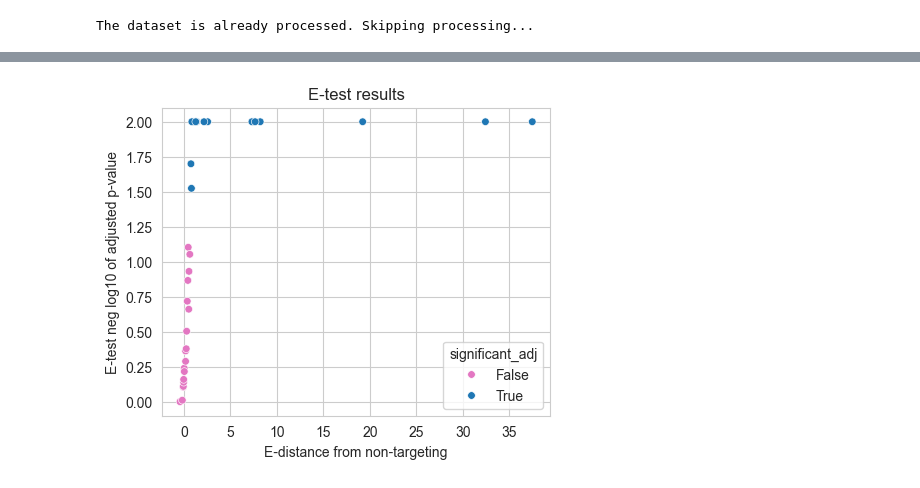
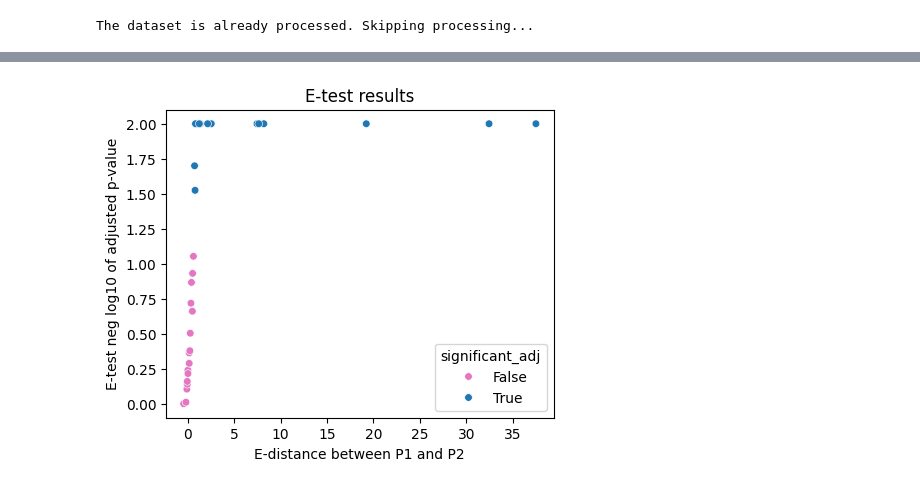
Before and after one commit to theheking/isoform_specific_perturb_seq, a Jupyter notebook: source/scripts/3_analysis_scripts/4_estatistic_gene_guide.ipynb, the cells around one changed output, grey strips where cells are left out. Saved outputs shown, nothing was run; the diff lists cells and outputs as text; code cells hidden in the pictures.

```diff
--- a/source/scripts/3_analysis_scripts/4_estatistic_gene_guide.ipynb
+++ b/source/scripts/3_analysis_scripts/4_estatistic_gene_guide.ipynb
@@ -119,7 +136,7 @@ Done.
 (28365, 25) 28365
 # %%
 %%capture
-adata = ad.read_h5ad(loc+"files/adata_normalised.h5ad")
+adata = ad.read_h5ad(loc+"/files/adata_normalised_cellcycle.h5ad")
 adata.X=adata.layers["log1p"]
 # %%
 if 'processed' in adata.uns.keys():
@@ -209,24 +225,25 @@ perturb=perturb.unique()
 #choose the
 grouping_variable="guide_id"
 negative_control="non-targeting_Control"
-# %%
-
-try:
-    #read in the edistcsv
-    df=pd.read_csv(loc+"files/edist_perprom.csv", index_col=0)
-except:
-    df_list=[test_edist_perprom(adata, gene, grouping_variable, negative_control) for gene in perturb]
-    #flatten the df_list
-    df=pd.concat(df_list)
-    df.to_csv(loc+"files/edist_perprom.csv")
 # %%
-df = df[df["pvalue"]!=1]
-df["gene"]=df.index.str.split("_").str.get(0)
-df['neglog10_pvalue_adj'] = -np.log10(df['pvalue_adj'])
-#import the gene to 5' UTR annotation file
-nterm=pd.read_table(loc+"files/reference/all_pivot_simple_nterm.txt")
-#color the violin plot above with the 5'UTR annotation
-df=nterm.merge(df, left_on="Gene_symbol",right_on="gene",how="right").sort_values(by="edist")
-df.index=df["gene"]
-whippet=pd.read_excel("Supplementary_Information/Table_S4.xlsx")
-df=df.merge(whippet,right_on="gene",left_index=True,how="right")
+
+if os.path.exists(loc+"files/edist_perprom.csv"):
+    #read in the edistcsv
+    df=pd.read_csv(loc+"files/edist_perprom.csv", index_col=0)
+    ##remove the non-targeting guides
+    df = df[df["pvalue"]!=1]
+    df["gene"]=df.index.str.split("_").str.get(0)
+    df['neglog10_pvalue_adj'] = -np.log10(df['pvalue_adj'])
+    #import the gene to 5' UTR annotation file
+    nterm=pd.read_table(loc+"/files/reference/all_pivot_simple_nterm.txt")
+    #color the violin plot above with the 5'UTR annotation
+    df=nterm.merge(df, left_on="Gene_symbol",right_on="gene",how="right").sort_values(by="edist")
+    df.index=df["gene"]
+    whippet=pd.read_excel(whippet_loc)
+    df=df.merge(whippet,right_on="gene",left_index=True,how="right")
+    # df=df[df["successfulKD"]==True]
+else:
+    df_list=[test_edist_perprom(adata, gene, grouping_variable, negative_control) for gene in perturb]
+    #flatten the df_list
+    df=pd.concat(df_list)
+    df.to_csv(loc+"files/edist_perprom.csv")
@@ -233,14 +264,14 @@ df=df.merge(whippet,right_on="gene",left_index=True,how="right")
 # %%
 
 fig, ax = pl.subplots(1,1, figsize=[5,4])
 
 scat=sns.scatterplot(data=df[df["successfulKD"]==True], y='neglog10_pvalue_adj', x='edist', hue='significant_adj',
                      palette={True: 'tab:blue', False: 'tab:pink', 'Non-Targeting': 'tab:orange'}, s=30)
 plt.title('E-test results')
-plt.xlabel('E-distance from non-targeting')
+plt.xlabel('E-distance between P1 and P2')
 plt.ylabel('E-test neg log10 of adjusted p-value')
 scat.figure.savefig(fig_loc+"etest_pvalue_adj.pdf")
 
 plt.show()
 # %% [output]
-[figure, old version]
+[figure, new version]
```
Also changed, not shown: parts of 34 cells of this notebook, 28 other files.
